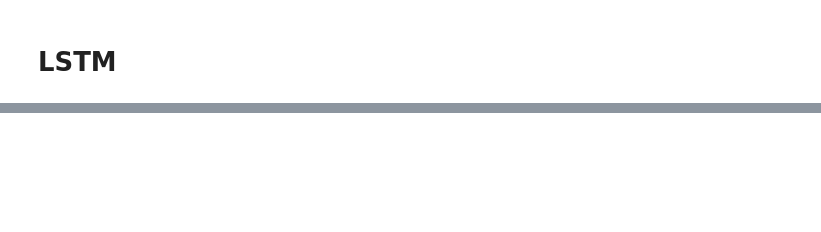
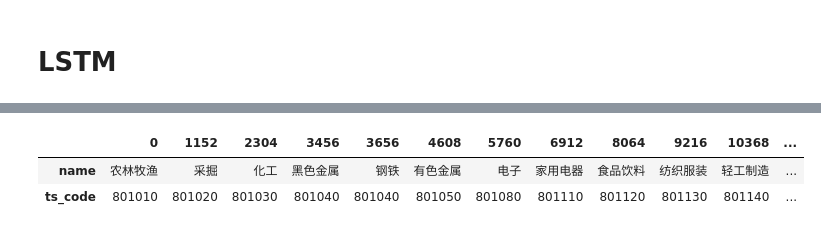
Before and after one commit to sharyxue/News-to-Predict-Stock-Movements, a Jupyter notebook: Code/stockprocessing.ipynb, the cells around one changed output, grey strips where cells are left out. Drawn from its saved outputs; the diff is of its cells as text; code cells hidden in the pictures; blank space fills up the shorter version.

```diff
--- a/Code/stockprocessing.ipynb
+++ b/Code/stockprocessing.ipynb
@@ -114,0 +237,12 @@ np.sqrt(mean_squared_error(predicted_stock_price, ytest))
+# %%
+df1 = pd.read_csv(r'./TRAINSET_STOCK.csv')
+df_add = pd.read_csv(r'./20190506_STOCK.csv')
+df_test = pd.read_csv(r'./20190514_STOCK.csv')
+df1 = pd.concat([df1,df_add,df_test])
+# %%
+df2=df1[['name','ts_code']]
+df2 = df2.drop_duplicates(keep='first')
+# %% [output]
+|  | 0 | 1152 | 2304 | 3456 | 3656 | 4608 | 5760 | 6912 | 8064 | 9216 | 10368 | ... |
+| name | 农林牧渔 | 采掘 | 化工 | 黑色金属 | 钢铁 | 有色金属 | 电子 | 家用电器 | 食品饮料 | 纺织服装 | 轻工制造 | ... |
+| ts_code | 801010 | 801020 | 801030 | 801040 | 801040 | 801050 | 801080 | 801110 | 801120 | 801130 | 801140 | ... |
```
Also changed, not shown: parts of 33 cells of this notebook, 1 other file.
